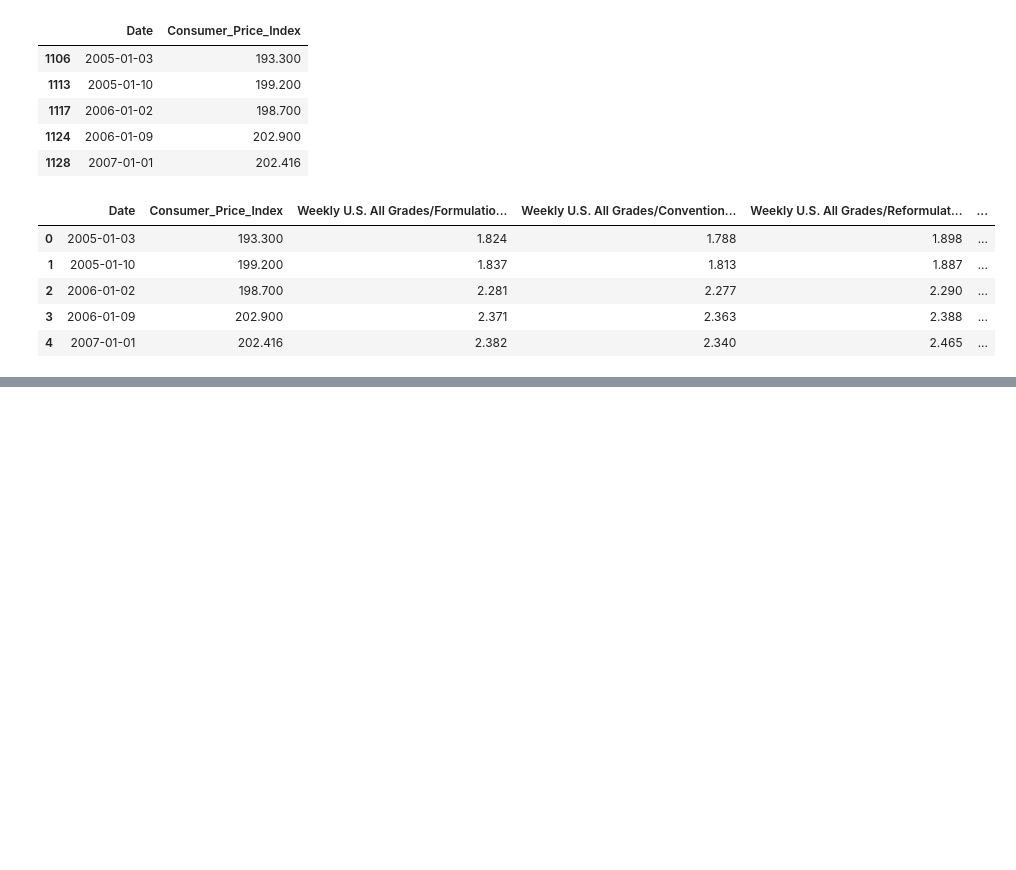
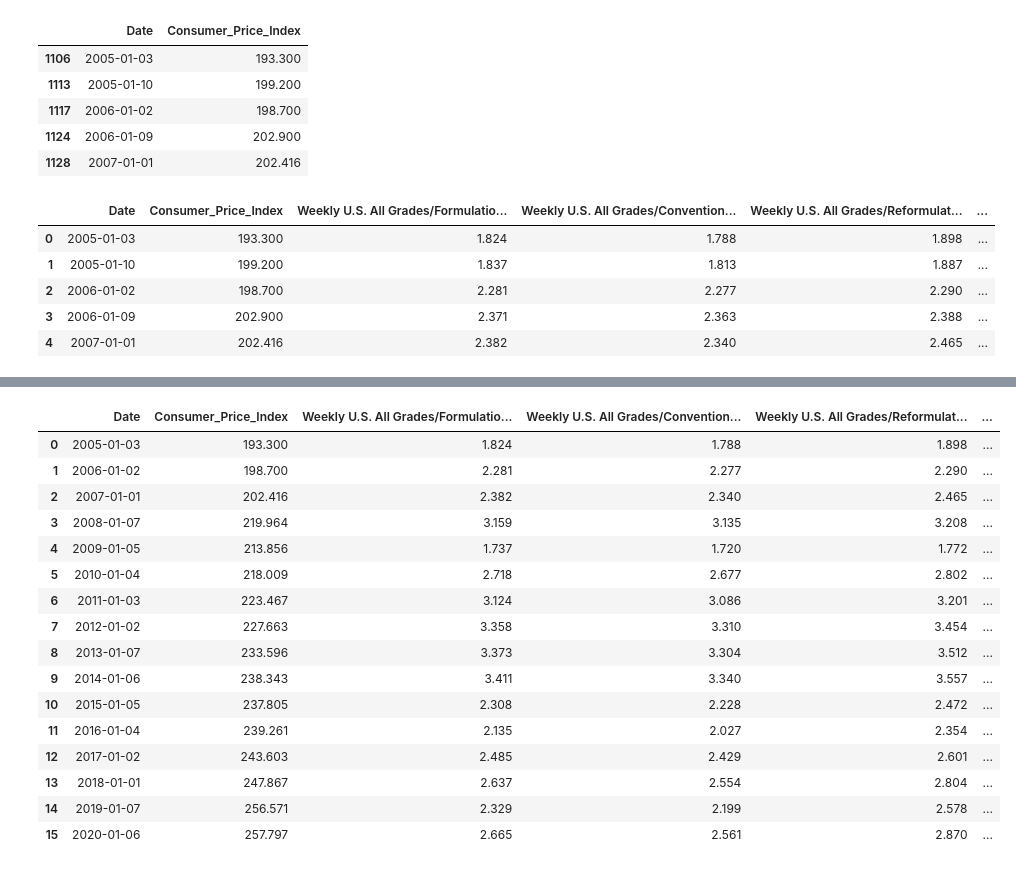
Before and after one commit to lamotteBootcamp/US_inflation_and_gasoline_pricing_SQL, a Jupyter notebook: infl_gas.ipynb, the cells around one changed output, grey strips where cells are left out. Saved outputs shown, nothing was run; the diff lists cells and outputs as text; code cells hidden in the pictures; blank space fills up the shorter version.

```diff
--- a/infl_gas.ipynb
+++ b/infl_gas.ipynb
@@ -131,7 +127,8 @@ infl_fin_flt_df.head()
 | 1124 | 2006-01-09 | 202.900 |
 | 1128 | 2007-01-01 | 202.416 |
 # %%
-gas_inflation_merged_df=pd.merge(infl_fin_flt_df,first_filt_gas_df,how='outer', on='Date')
+#Merging the two tables using the dates as an inner join.
+gas_inflation_merged_df=pd.merge(infl_fin_flt_df,first_filt_gas_df,how='inner', on='Date')
 gas_inflation_merged_df.head()
 # %% [output]
 |  | Date | Consumer_Price_Index | Weekly U.S. All Grades/Formulatio... | Weekly U.S. All Grades/Convention... | Weekly U.S. All Grades/Reformulat... | ... |
@@ -164,4 +161,6 @@ gas_inflation_merged__dropna_df
 | 25 | 2019-01-07 | 256.571 | 2.329 | 2.199 | 2.578 | ... |
 | 26 | 2020-01-06 | 257.797 | 2.665 | 2.561 | 2.870 | ... |
 # %%
-#gas_inflation_merged__dropna_df['year'] = gas_inflation_merged__dropna_df['Date']
+#Creating a new column that displays only the date year, with the intention to groupby and drop later dates in that year.
+gas_inflation_merged__dropna_df['Year'] = gas_inflation_merged__dropna_df['Date'].dt.year
+gas_inflation_merged__dropna_df
@@ -167,0 +185,3 @@ gas_inflation_merged__dropna_df
+# %%
+#Groupby the year, and the minimum date in the 'Date' column, and generating a new dataframe to merge with the present one.
+first_day = gas_inflation_merged__dropna_df.groupby('Year')['Date'].min()
@@ -167,0 +209,3 @@ gas_inflation_merged__dropna_df
+# %%
+#Merging the two dataframes to remove later dates and only leave the first mondays in the respective years.
+final_attempt_df=pd.merge(first_day,gas_inflation_merged_df,how='inner', on='Date')
@@ -167,0 +221,22 @@ gas_inflation_merged__dropna_df
+# %%
+#Droping null values from the dataframe
+final_gas_infl_df = final_attempt_df.dropna()
+final_gas_infl_df
+# %% [output]
+|  | Date | Consumer_Price_Index | Weekly U.S. All Grades/Formulatio... | Weekly U.S. All Grades/Convention... | Weekly U.S. All Grades/Reformulat... | ... |
+| 0 | 2005-01-03 | 193.300 | 1.824 | 1.788 | 1.898 | ... |
+| 1 | 2006-01-02 | 198.700 | 2.281 | 2.277 | 2.290 | ... |
+| 2 | 2007-01-01 | 202.416 | 2.382 | 2.340 | 2.465 | ... |
+| 3 | 2008-01-07 | 219.964 | 3.159 | 3.135 | 3.208 | ... |
+| 4 | 2009-01-05 | 213.856 | 1.737 | 1.720 | 1.772 | ... |
+| 5 | 2010-01-04 | 218.009 | 2.718 | 2.677 | 2.802 | ... |
+| 6 | 2011-01-03 | 223.467 | 3.124 | 3.086 | 3.201 | ... |
+| 7 | 2012-01-02 | 227.663 | 3.358 | 3.310 | 3.454 | ... |
+| 8 | 2013-01-07 | 233.596 | 3.373 | 3.304 | 3.512 | ... |
+| 9 | 2014-01-06 | 238.343 | 3.411 | 3.340 | 3.557 | ... |
+| 10 | 2015-01-05 | 237.805 | 2.308 | 2.228 | 2.472 | ... |
+| 11 | 2016-01-04 | 239.261 | 2.135 | 2.027 | 2.354 | ... |
+| 12 | 2017-01-02 | 243.603 | 2.485 | 2.429 | 2.601 | ... |
+| 13 | 2018-01-01 | 247.867 | 2.637 | 2.554 | 2.804 | ... |
+| 14 | 2019-01-07 | 256.571 | 2.329 | 2.199 | 2.578 | ... |
+| 15 | 2020-01-06 | 257.797 | 2.665 | 2.561 | 2.870 | ... |
```
Also changed, not shown: parts of 21 cells of this notebook, 9 other files.
